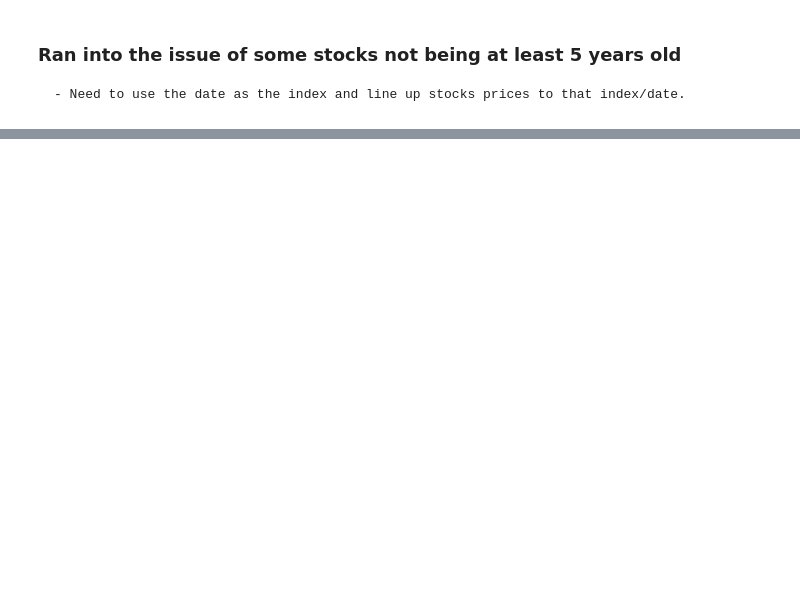
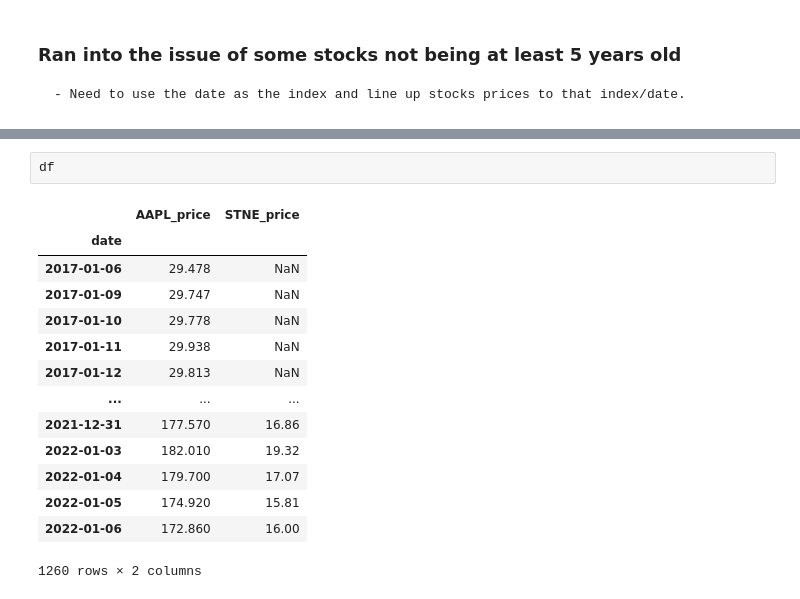
Before and after one commit to joshuamchavez2/yahoo-api, a Jupyter notebook: acquire.ipynb, the cells around one changed output, grey strips where cells are left out. Drawn from its saved outputs; the diff is of its cells as text; blank space fills up the shorter version.

```diff
--- a/acquire.ipynb
+++ b/acquire.ipynb
@@ -156,0 +250,17 @@ df
+# %%
+df
+# %% [output]
+|  | AAPL_price | STNE_price |
+| date |  |  |
+| 2017-01-06 | 29.478 | NaN |
+| 2017-01-09 | 29.747 | NaN |
+| 2017-01-10 | 29.778 | NaN |
+| 2017-01-11 | 29.938 | NaN |
+| 2017-01-12 | 29.813 | NaN |
+| ... | ... | ... |
+| 2021-12-31 | 177.570 | 16.86 |
+| 2022-01-03 | 182.010 | 19.32 |
+| 2022-01-04 | 179.700 | 17.07 |
+| 2022-01-05 | 174.920 | 15.81 |
+| 2022-01-06 | 172.860 | 16.00 |
+1260 rows × 2 columns
```
Also changed, not shown: parts of 19 cells of this notebook.
